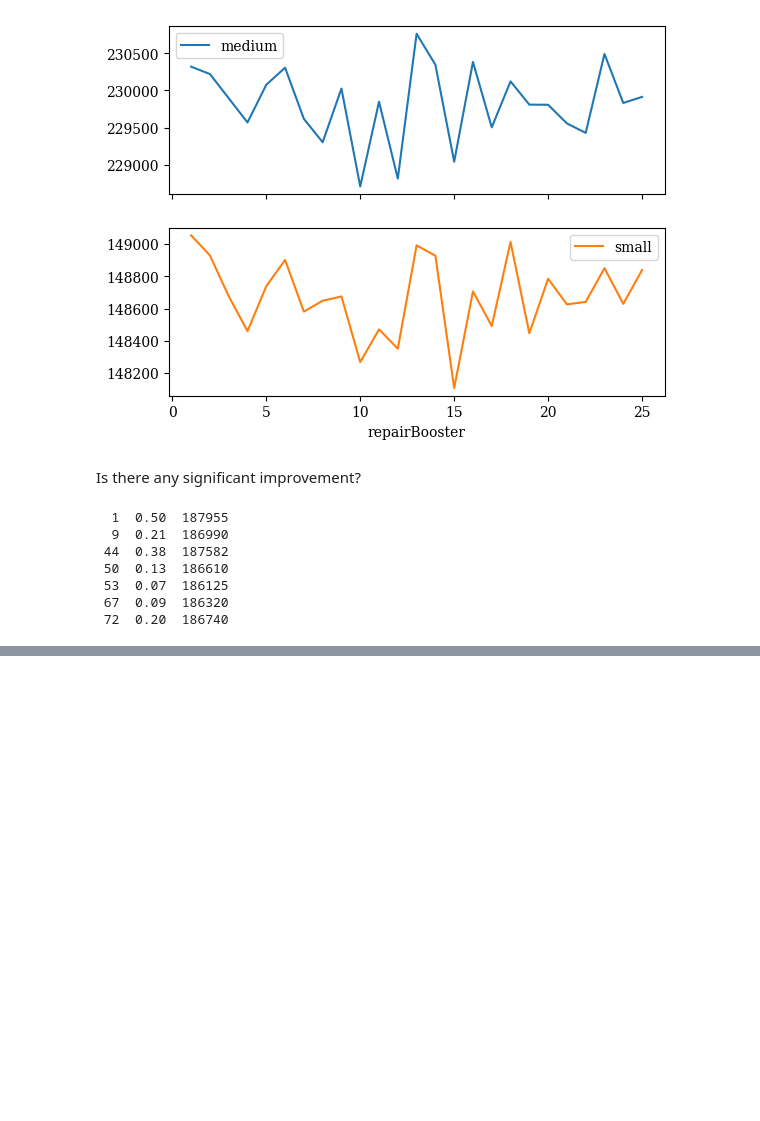
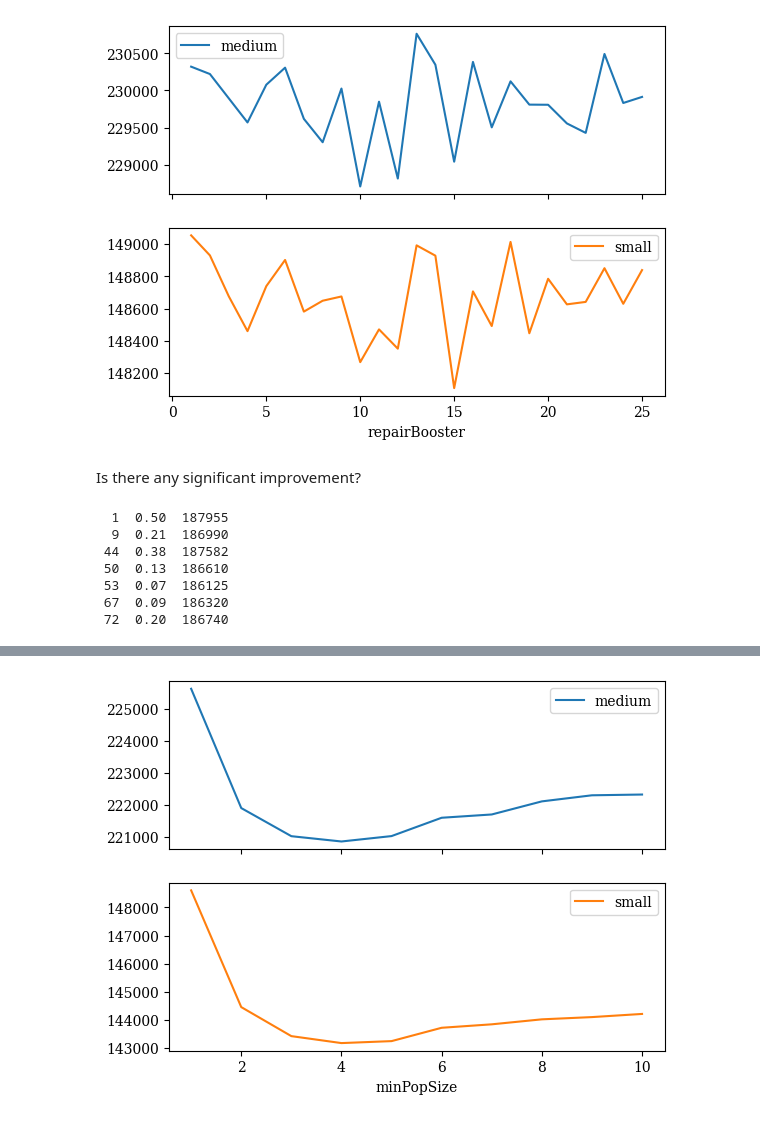
Before and after one commit to N-Wouda/Euro-NeurIPS-2022, a Jupyter notebook: notebooks/dynamic-tuning.ipynb, the cells around one changed output, grey strips where cells are left out. Saved outputs shown, nothing was run; the diff lists cells and outputs as text; code cells hidden in the pictures; blank space fills up the shorter version.

Commit message:
Add population defaults

```diff
--- a/notebooks/dynamic-tuning.ipynb
+++ b/notebooks/dynamic-tuning.ipynb
@@ -130,0 +131,4 @@ Could we do better with separate configurations for each group size, rather than
+# %%
+dfs = [read("sim_population", exp) for exp in range(1, 101)]
+df = pd.concat(dfs)
+df.head()
@@ -130,0 +147,4 @@ Could we do better with separate configurations for each group size, rather than
+# %%
+df.cost.groupby([df["minPopSize"], df["size_group"]]).mean().unstack().plot(subplots=True);
+# %% [output]
+[figure, added]
```
Also changed, not shown: parts of 6 cells of this notebook, 1 other file.
